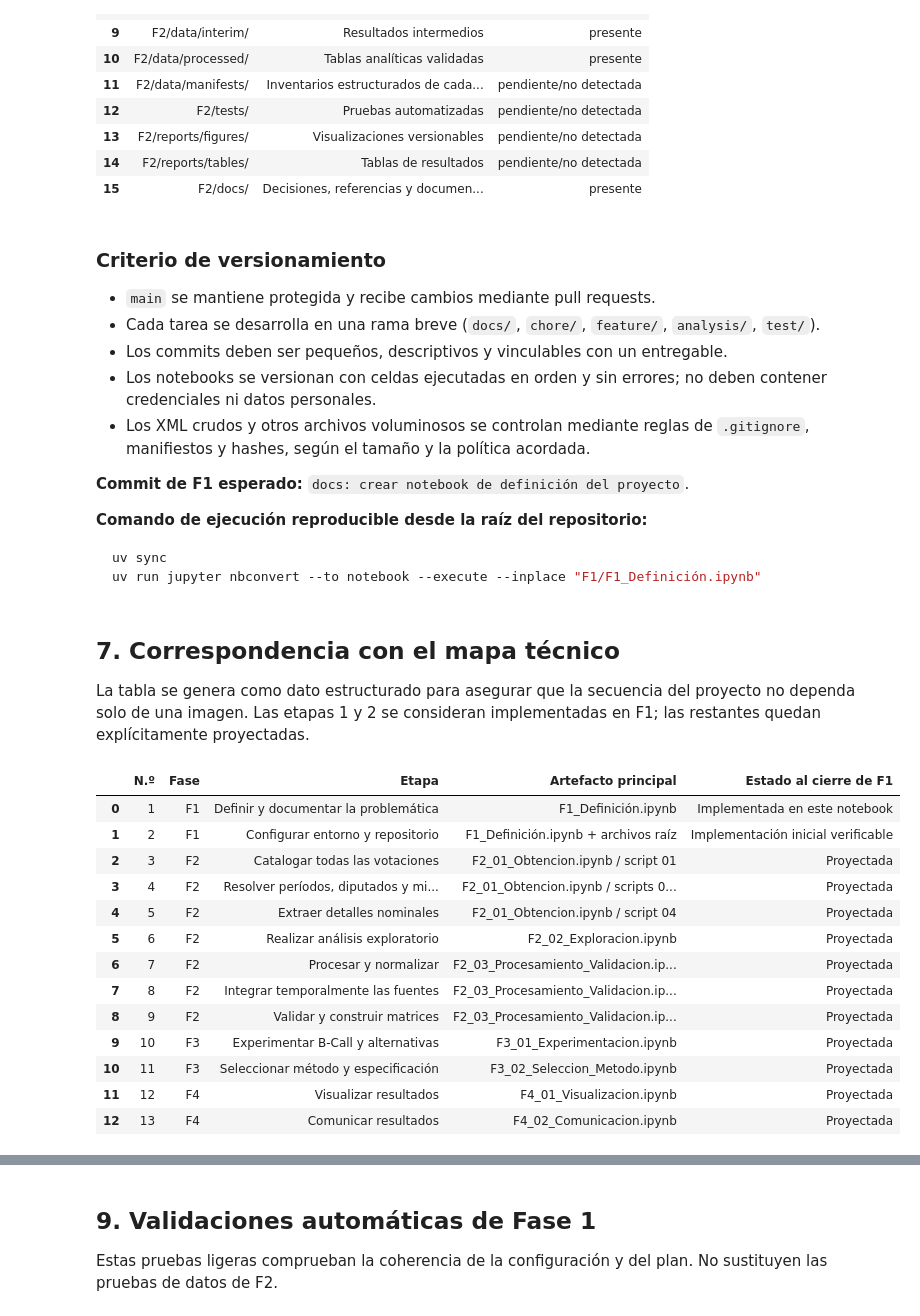
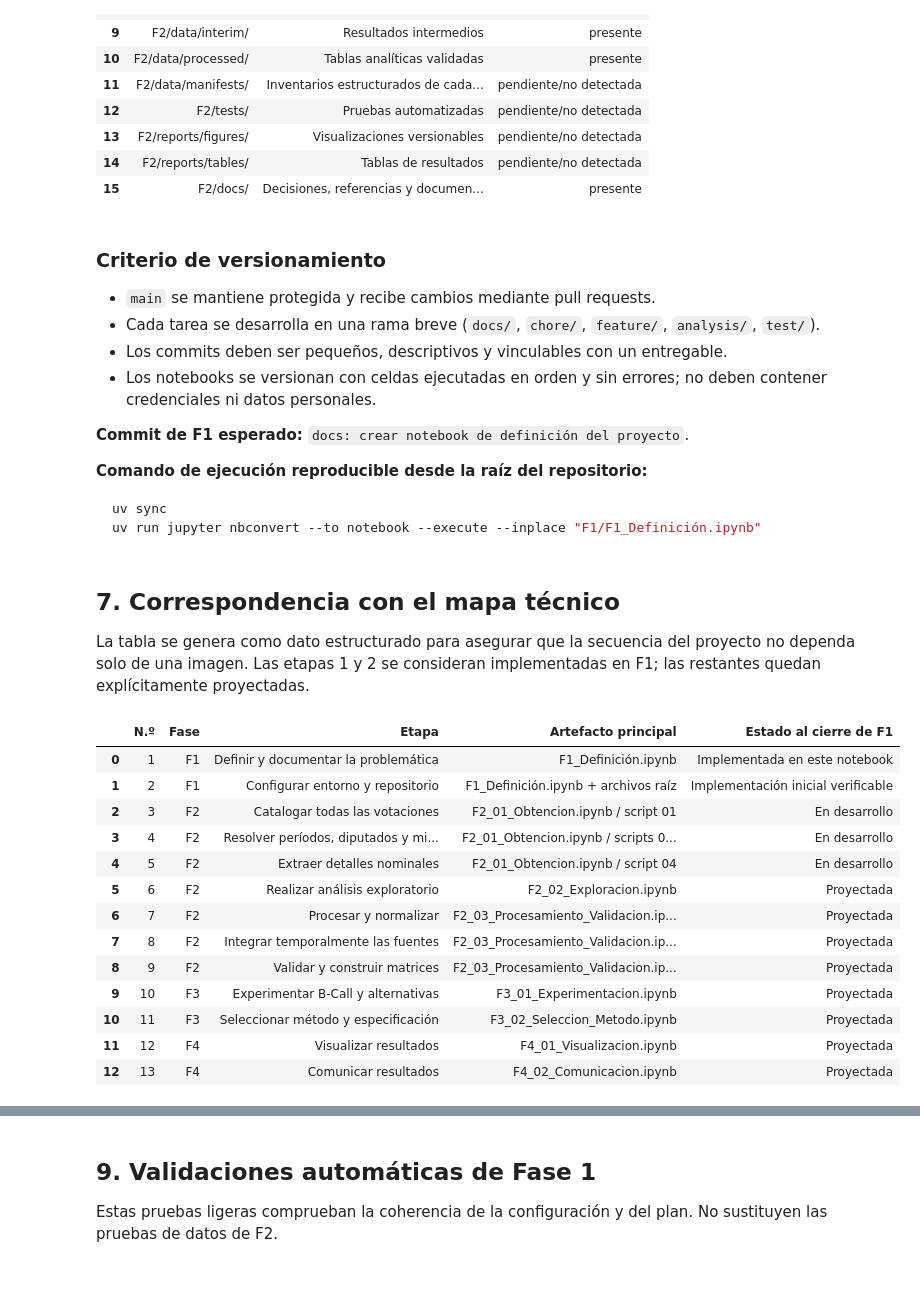
Before and after one commit to joserodriguezc/grupo_1_programacion_ciencia_datos, a Jupyter notebook: F1/notebooks/F1_Definición.ipynb, the cells around one changed output, grey strips where cells are left out. Cells and saved outputs as stored; diff of their text form; code cells hidden in the pictures; blank space fills up the shorter version.

```diff
--- a/F1/notebooks/F1_Definición.ipynb
+++ b/F1/notebooks/F1_Definición.ipynb
@@ -335,7 +348,6 @@ repository_structure
 - Cada tarea se desarrolla en una rama breve (`docs/`, `chore/`, `feature/`, `analysis/`, `test/`).
 - Los commits deben ser pequeños, descriptivos y vinculables con un entregable.
 - Los notebooks se versionan con celdas ejecutadas en orden y sin errores; no deben contener credenciales ni datos personales.
-- Los XML crudos y otros archivos voluminosos se controlan mediante reglas de `.gitignore`, manifiestos y hashes, según el tamaño y la política acordada.
 
 **Commit de F1 esperado:** `docs: crear notebook de definición del proyecto`.
 
@@ -352,32 +364,32 @@ La tabla se genera como dato estructurado para asegurar que la secuencia del pro
 # %%
 PHASE_PLAN = [
     (1, "F1", "Definir y documentar la problemática", "F1_Definición.ipynb", "Implementada en este notebook"),
     (2, "F1", "Configurar entorno y repositorio", "F1_Definición.ipynb + archivos raíz", "Implementación inicial verificable"),
-    (3, "F2", "Catalogar todas las votaciones", "F2_01_Obtencion.ipynb / script 01", "Proyectada"),
-    (4, "F2", "Resolver períodos, diputados y militancias", "F2_01_Obtencion.ipynb / scripts 02-03", "Proyectada"),
-    (5, "F2", "Extraer detalles nominales", "F2_01_Obtencion.ipynb / script 04", "Proyectada"),
+    (3, "F2", "Catalogar todas las votaciones", "F2_01_Obtencion.ipynb / script 01", "En desarrollo"),
+    (4, "F2", "Resolver períodos, diputados y militancias", "F2_01_Obtencion.ipynb / scripts 02-03", "En desarrollo"),
+    (5, "F2", "Extraer detalles nominales", "F2_01_Obtencion.ipynb / script 04", "En desarrollo"),
     (6, "F2", "Realizar análisis exploratorio", "F2_02_Exploracion.ipynb", "Proyectada"),
     (7, "F2", "Procesar y normalizar", "F2_03_Procesamiento_Validacion.ipynb / script 05", "Proyectada"),
     (8, "F2", "Integrar temporalmente las fuentes", "F2_03_Procesamiento_Validacion.ipynb / script 06", "Proyectada"),
     (9, "F2", "Validar y construir matrices", "F2_03_Procesamiento_Validacion.ipynb / script 07", "Proyectada"),
     (10, "F3", "Experimentar B-Call y alternativas", "F3_01_Experimentacion.ipynb", "Proyectada"),
     (11, "F3", "Seleccionar método y especificación", "F3_02_Seleccion_Metodo.ipynb", "Proyectada"),
     (12, "F4", "Visualizar resultados", "F4_01_Visualizacion.ipynb", "Proyectada"),
     (13, "F4", "Comunicar resultados", "F4_02_Comunicacion.ipynb", "Proyectada"),
 ]
 
 phase_plan = pd.DataFrame(
     PHASE_PLAN,
     columns=["N.º", "Fase", "Etapa", "Artefacto principal", "Estado al cierre de F1"],
 )
 phase_plan
 # %% [output]
 |  | N.º | Fase | Etapa | Artefacto principal | Estado al cierre de F1 |
 | 0 | 1 | F1 | Definir y documentar la problemática | F1_Definición.ipynb | Implementada en este notebook |
 | 1 | 2 | F1 | Configurar entorno y repositorio | F1_Definición.ipynb + archivos raíz | Implementación inicial verificable |
-| 2 | 3 | F2 | Catalogar todas las votaciones | F2_01_Obtencion.ipynb / script 01 | Proyectada |
-| 3 | 4 | F2 | Resolver períodos, diputados y mi... | F2_01_Obtencion.ipynb / scripts 0... | Proyectada |
-| 4 | 5 | F2 | Extraer detalles nominales | F2_01_Obtencion.ipynb / script 04 | Proyectada |
+| 2 | 3 | F2 | Catalogar todas las votaciones | F2_01_Obtencion.ipynb / script 01 | En desarrollo |
+| 3 | 4 | F2 | Resolver períodos, diputados y mi... | F2_01_Obtencion.ipynb / scripts 0... | En desarrollo |
+| 4 | 5 | F2 | Extraer detalles nominales | F2_01_Obtencion.ipynb / script 04 | En desarrollo |
 | 5 | 6 | F2 | Realizar análisis exploratorio | F2_02_Exploracion.ipynb | Proyectada |
 | 6 | 7 | F2 | Procesar y normalizar | F2_03_Procesamiento_Validacion.ip... | Proyectada |
 | 7 | 8 | F2 | Integrar temporalmente las fuentes | F2_03_Procesamiento_Validacion.ip... | Proyectada |
```
Also changed, not shown: parts of 14 cells of this notebook.
